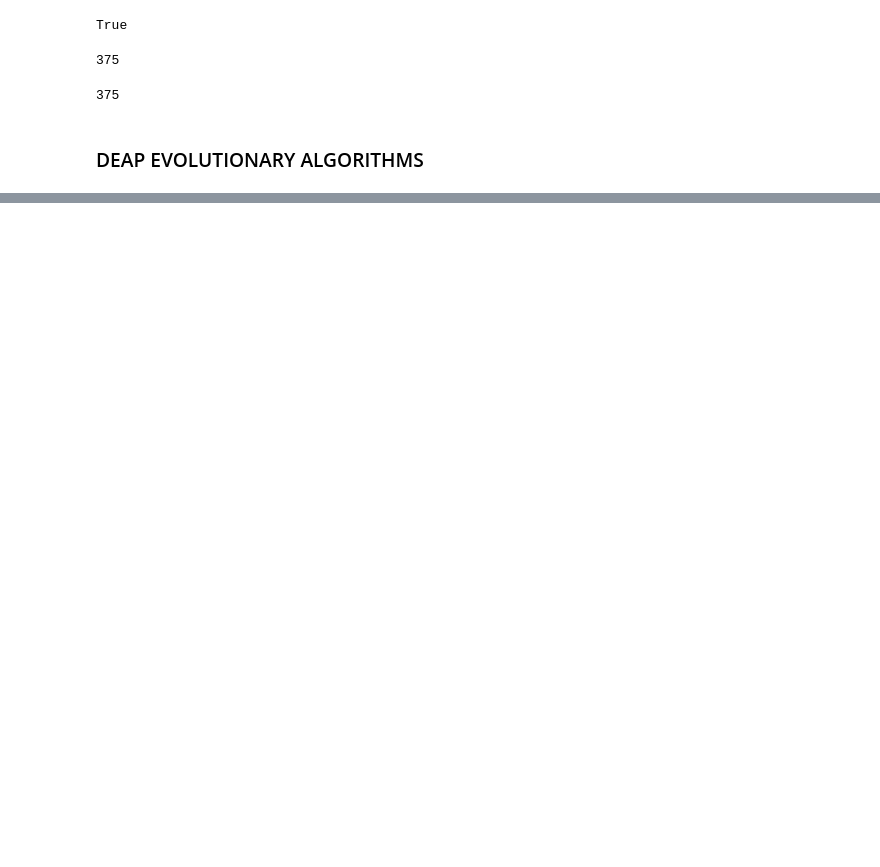
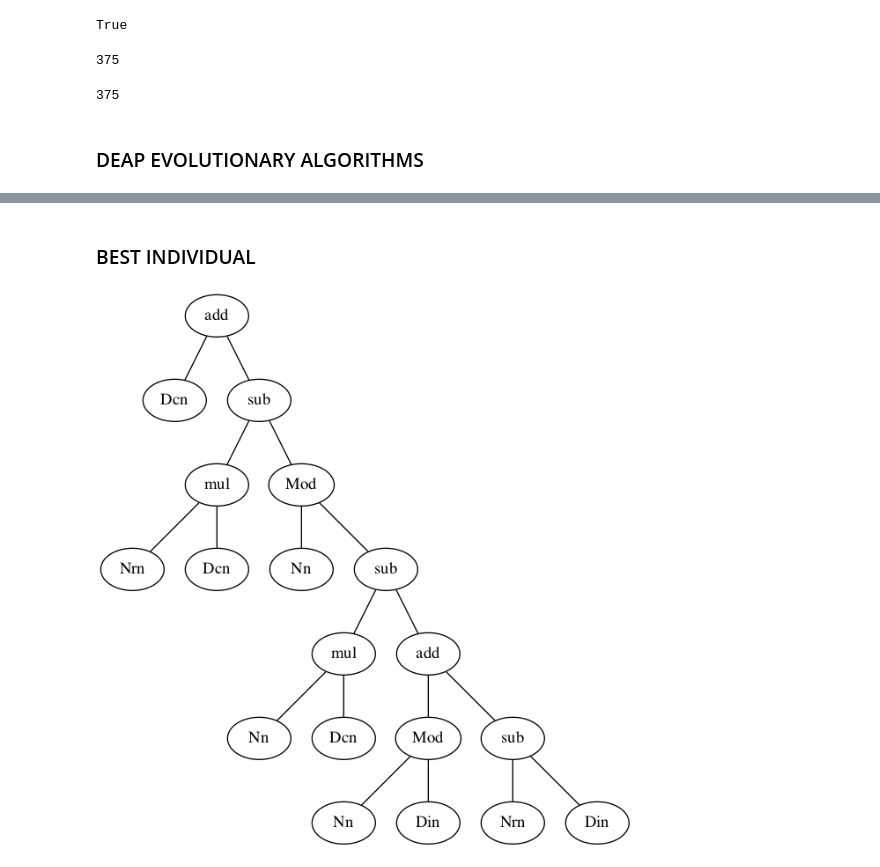
Before and after one commit to davebehr1/tsp_heuristics, a Jupyter notebook: ASYMMETRIC_GRAPH.ipynb, the cells around one changed output, grey strips where cells are left out. Drawn from its saved outputs; the diff is of its cells as text; code cells hidden in the pictures; blank space fills up the shorter version.

```diff
--- a/ASYMMETRIC_GRAPH.ipynb
+++ b/ASYMMETRIC_GRAPH.ipynb
@@ -118,0 +223,18 @@ Text(0.5, 1.0, 'ft70 assymetric graph')
+# %%
+pop = toolbox.population(n=10)
+# %%
+# stats_fit = tools.Statistics(lambda ind: ind.fitness.values)
+# stats_size = tools.Statistics(len)
+# mstats = tools.MultiStatistics(fitness=stats_fit, size=stats_size)
+# mstats.register("avg", np.mean)
+# mstats.register("std", np.std)
+# mstats.register("min", np.min)
+# mstats.register("max", np.max)
+
+fit_stats = tools.Statistics(key=operator.attrgetter("fitness.values"))
+fit_stats.register('mean', np.mean)
+fit_stats.register('min', np.min)
+# %%
+pop, log = algorithms.eaSimple(pop, toolbox,
+                             cxpb=0.8, mutpb=0.2,
+                             ngen=5,stats=fit_stats,verbose=True)
@@ -118,0 +249,22 @@ Text(0.5, 1.0, 'ft70 assymetric graph')
+# %% [markdown]
+### BEST INDIVIDUAL
+# %%
+best_individual = tools.selBest(pop, k=1)[0]
+nodes, edges, labels = gp.graph(best_individual)
+# print('Fitness of the best individual: ', evaluation(best_individual)[0])
+
+g = pgv.AGraph()
+g.add_nodes_from(nodes)
+g.add_edges_from(edges)
+g.layout(prog="dot")
+
+for i in nodes:
+    n = g.get_node(i)
+    n.attr["label"] = labels[i]
+
+g.draw("./figures/tree.png")
+
+pil_img = Image(filename='./figures/tree.png')
+display(pil_img)
+# %% [output]
+[figure, added]
```
Also changed, not shown: parts of 19 cells of this notebook, 12 other files.
